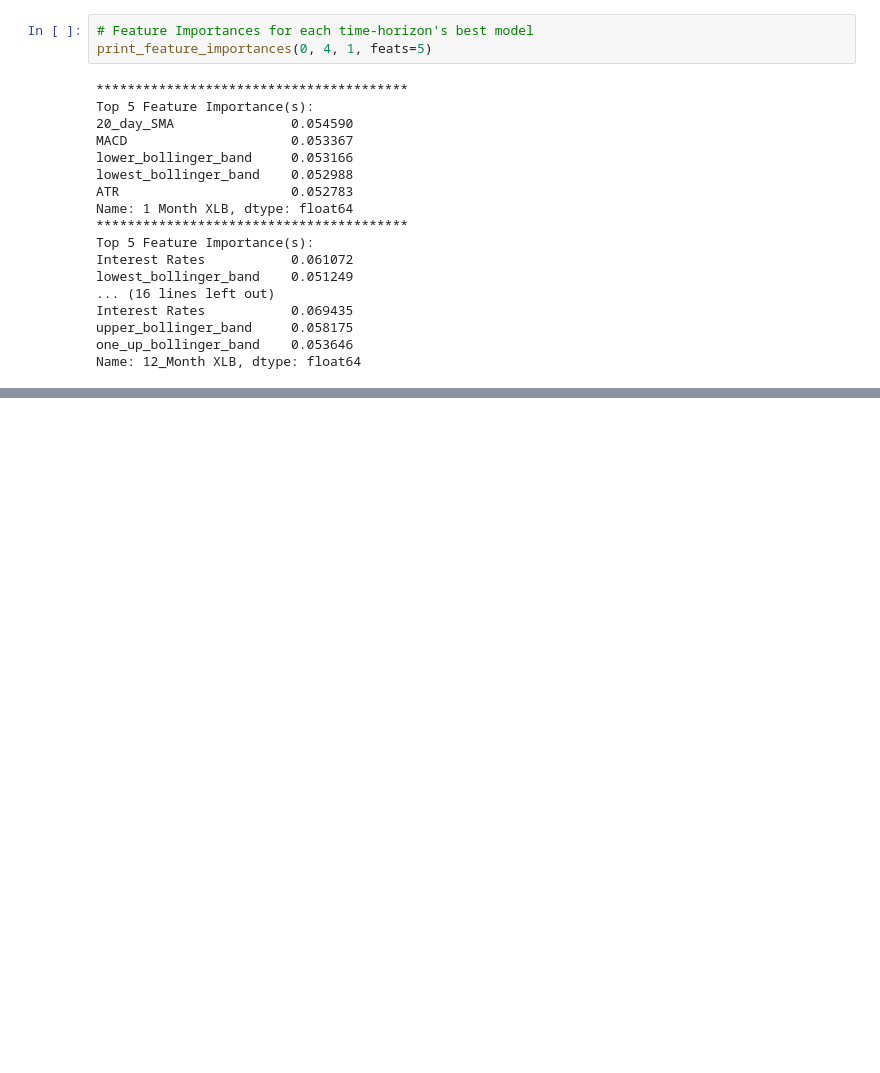
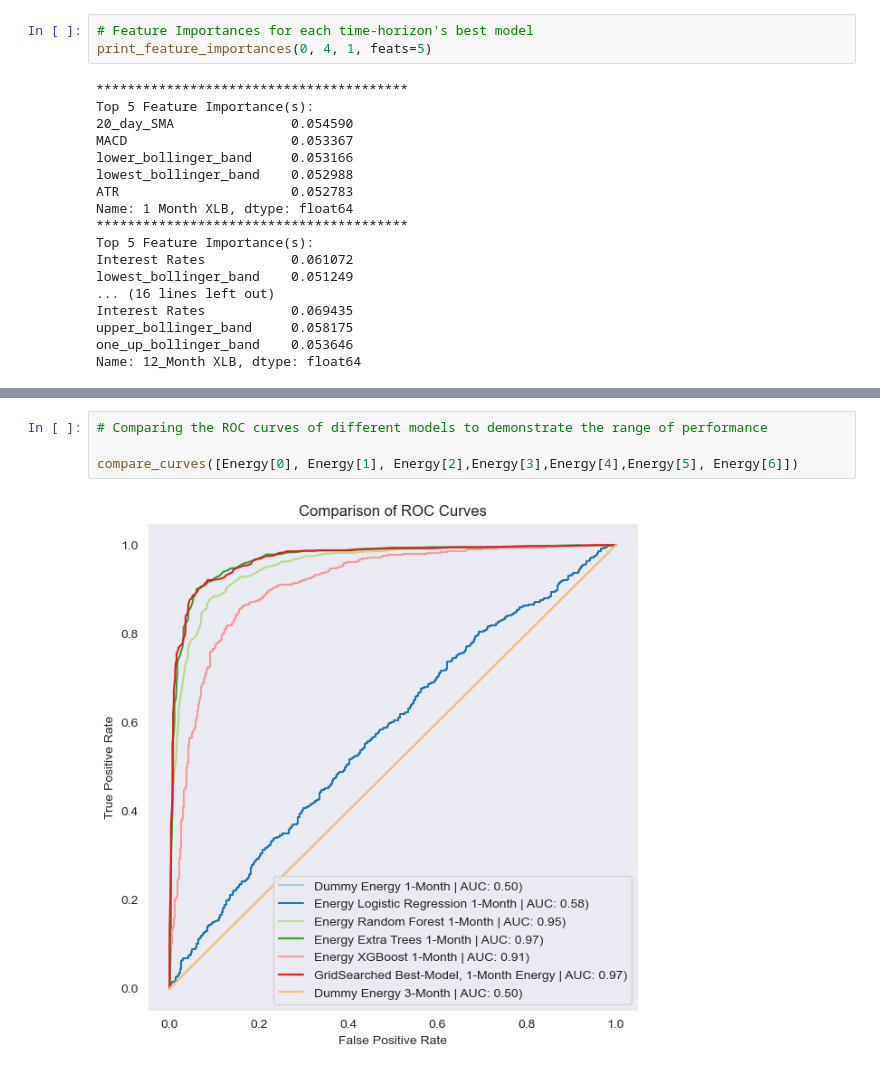
Before and after one commit to dvdhartsman/Stock_Market_Analysis, a Jupyter notebook: 2b_SPDR_Eval.ipynb, the cells around one changed output, grey strips where cells are left out. Drawn from its saved outputs; the diff is of its cells as text; blank space fills up the shorter version.

```diff
--- a/2b_SPDR_Eval.ipynb
+++ b/2b_SPDR_Eval.ipynb
@@ -230,0 +266,6 @@ Name: 12_Month XLB, dtype: float64
+# %%
+# Comparing the ROC curves of different models to demonstrate the range of performance
+
+compare_curves([Energy[0], Energy[1], Energy[2],Energy[3],Energy[4],Energy[5], Energy[6]])
+# %% [output]
+[figure, added]
```
Also changed, not shown: parts of 21 cells of this notebook.
